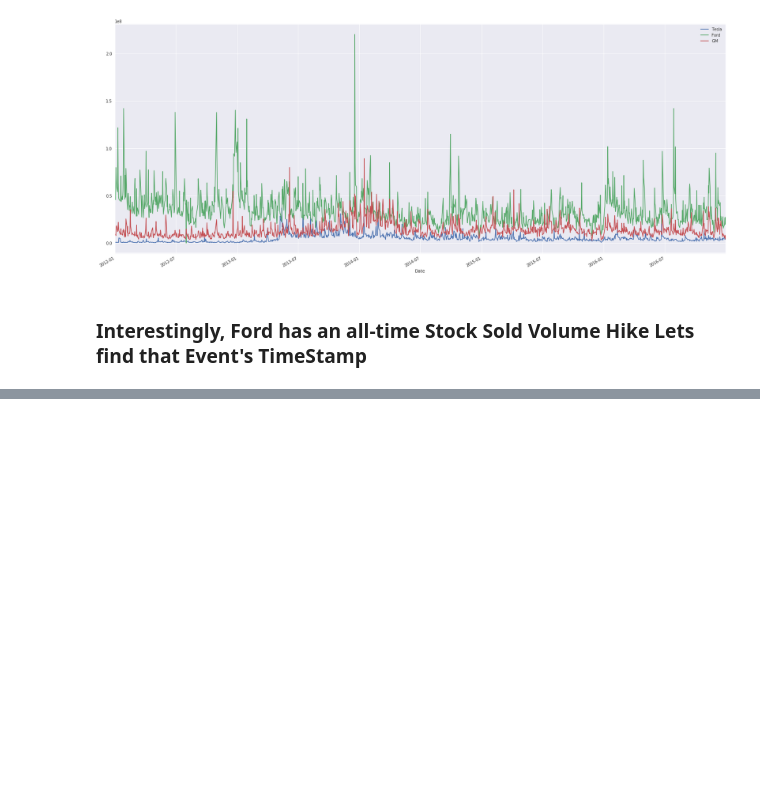
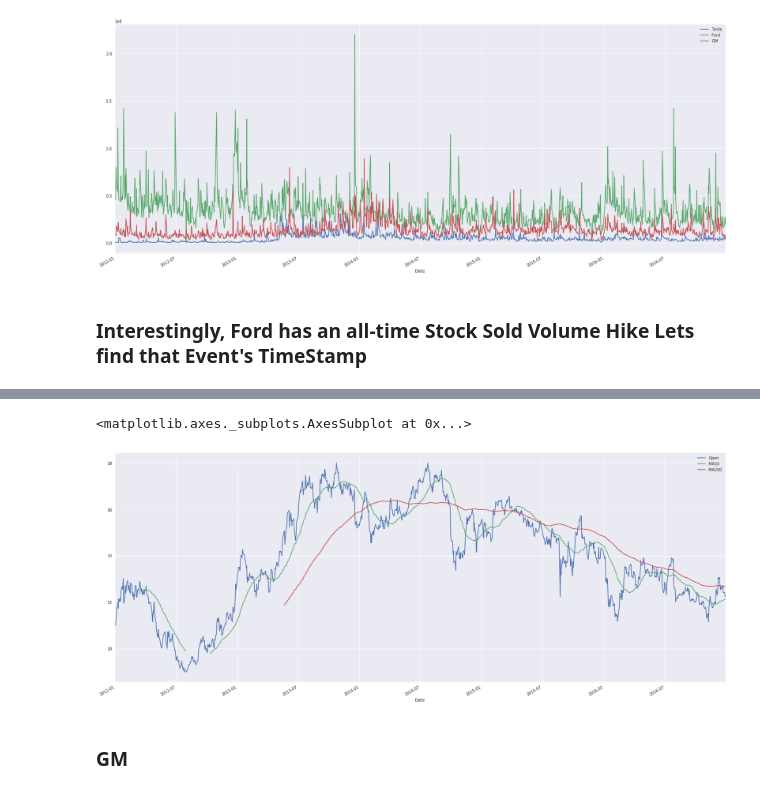
Before and after one commit to HeadHunTeR779/Stock-Analysis-of-Automobile-Giants, a Jupyter notebook: Stock_Analysis.ipynb, the cells around one changed output, grey strips where cells are left out. Saved outputs shown, nothing was run; the diff lists cells and outputs as text; code cells hidden in the pictures; blank space fills up the shorter version.

```diff
--- a/Stock_Analysis.ipynb
+++ b/Stock_Analysis.ipynb
@@ -82,0 +129,10 @@ Timestamp('2013-12-18 00:00:00')
+# %%
+ford["MA50"] = ford["Open"].rolling(50).mean()
+ford["MA200"] = ford["Open"].rolling(200).mean()
+# %%
+ford[["Open","MA50","MA200"]].plot(figsize=(28,12),xlim=[lower_limit, upper_limit])
+# %% [output]
+<matplotlib.axes._subplots.AxesSubplot at 0x...>
+[figure, added]
+# %% [markdown]
+### GM
```
Also changed, not shown: parts of 19 cells of this notebook.
